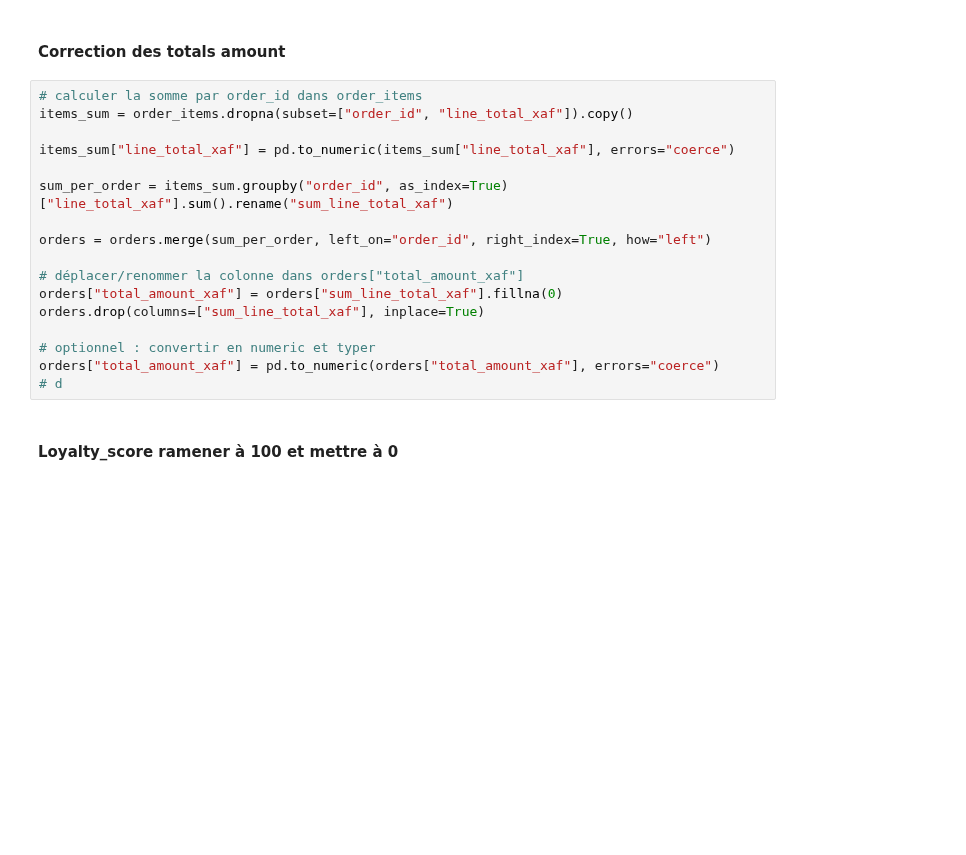
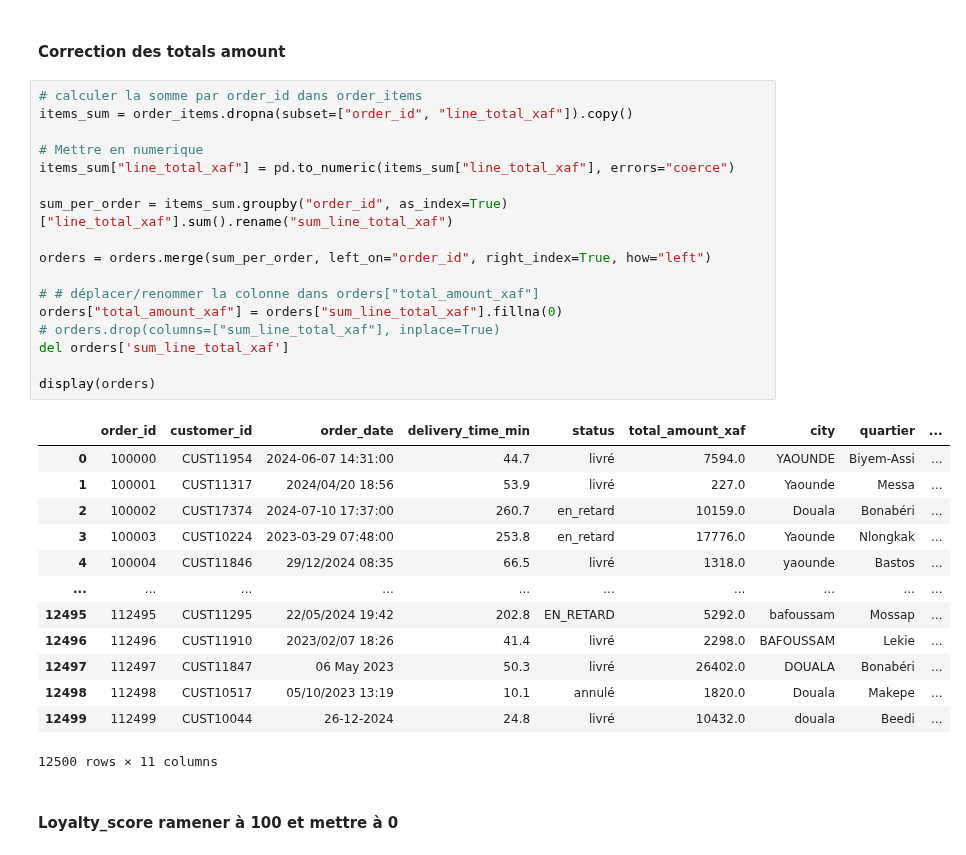
Before and after one commit to Codeur63/Projet_1-Data_IA_enginner, a Jupyter notebook: notebooks/EDA_rapport_final.ipynb, the cells around one changed output. Drawn from its saved outputs; the diff is of its cells as text; blank space fills up the shorter version.

```diff
--- a/notebooks/EDA_rapport_final.ipynb
+++ b/notebooks/EDA_rapport_final.ipynb
@@ -261,20 +294,34 @@ orders = orders.drop(columns=['product_category'])
 # %%
 # calculer la somme par order_id dans order_items
 items_sum = order_items.dropna(subset=["order_id", "line_total_xaf"]).copy()
 
+# Mettre en numerique
 items_sum["line_total_xaf"] = pd.to_numeric(items_sum["line_total_xaf"], errors="coerce")
 
 sum_per_order = items_sum.groupby("order_id", as_index=True)["line_total_xaf"].sum().rename("sum_line_total_xaf")
 
 orders = orders.merge(sum_per_order, left_on="order_id", right_index=True, how="left")
 
-# déplacer/renommer la colonne dans orders["total_amount_xaf"]
+# # déplacer/renommer la colonne dans orders["total_amount_xaf"]
 orders["total_amount_xaf"] = orders["sum_line_total_xaf"].fillna(0)
-orders.drop(columns=["sum_line_total_xaf"], inplace=True)
+# orders.drop(columns=["sum_line_total_xaf"], inplace=True)
+del orders['sum_line_total_xaf']
 
-# optionnel : convertir en numeric et typer
-orders["total_amount_xaf"] = pd.to_numeric(orders["total_amount_xaf"], errors="coerce")
-# d
+display(orders)
+# %% [output]
+|  | order_id | customer_id | order_date | delivery_time_min | status | total_amount_xaf | city | quartier | ... |
+| 0 | 100000 | CUST11954 | 2024-06-07 14:31:00 | 44.7 | livré | 7594.0 | YAOUNDE | Biyem-Assi | ... |
+| 1 | 100001 | CUST11317 | 2024/04/20 18:56 | 53.9 | livré | 227.0 | Yaounde | Messa | ... |
+| 2 | 100002 | CUST17374 | 2024-07-10 17:37:00 | 260.7 | en_retard | 10159.0 | Douala | Bonabéri | ... |
+| 3 | 100003 | CUST10224 | 2023-03-29 07:48:00 | 253.8 | en_retard | 17776.0 | Yaounde | Nlongkak | ... |
+| 4 | 100004 | CUST11846 | 29/12/2024 08:35 | 66.5 | livré | 1318.0 | yaounde | Bastos | ... |
+| ... | ... | ... | ... | ... | ... | ... | ... | ... | ... |
+| 12495 | 112495 | CUST11295 | 22/05/2024 19:42 | 202.8 | EN_RETARD | 5292.0 | bafoussam | Mossap | ... |
+| 12496 | 112496 | CUST11910 | 2023/02/07 18:26 | 41.4 | livré | 2298.0 | BAFOUSSAM | Lekie | ... |
+| 12497 | 112497 | CUST11847 | 06 May 2023 | 50.3 | livré | 26402.0 | DOUALA | Bonabéri | ... |
+| 12498 | 112498 | CUST10517 | 05/10/2023 13:19 | 10.1 | annulé | 1820.0 | Douala | Makepe | ... |
+| 12499 | 112499 | CUST10044 | 26-12-2024 | 24.8 | livré | 10432.0 | douala | Beedi | ... |
+12500 rows × 11 columns
 # %% [markdown]
 #### Loyalty_score ramener à 100 et mettre à 0
 # %%
```
Also changed, not shown: parts of 24 cells of this notebook, 9 other files.
